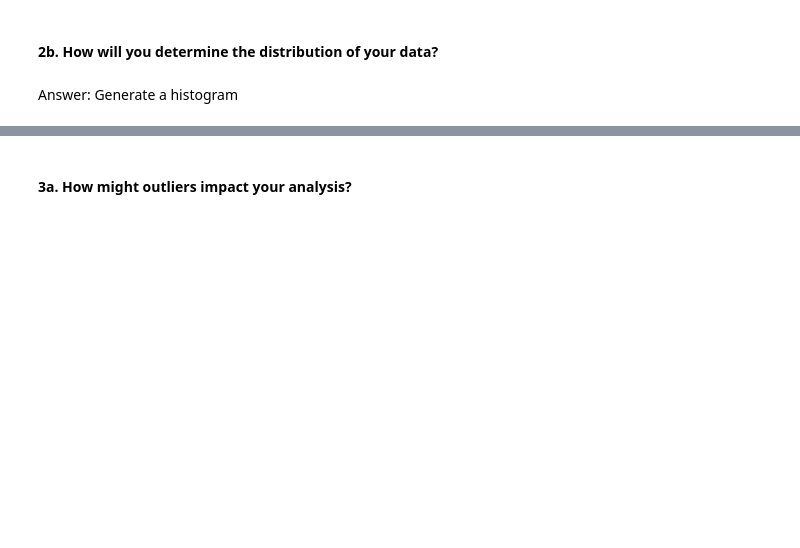
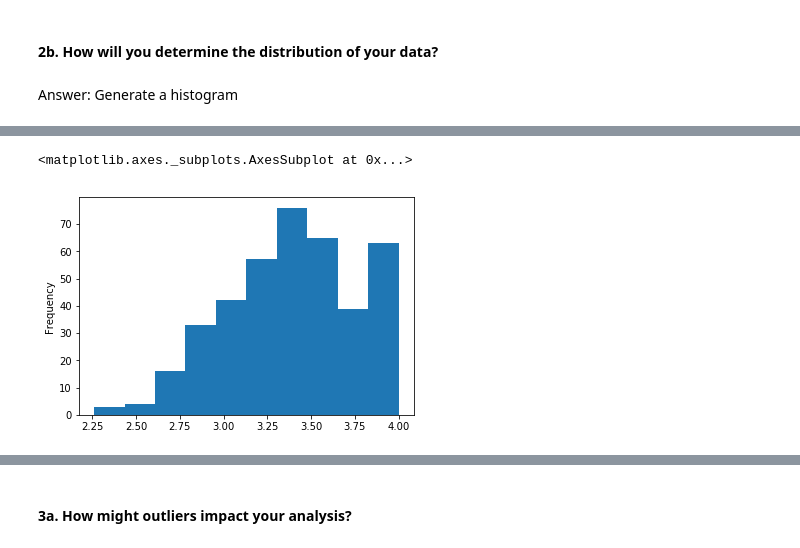
Before and after one commit to CRDZYAU/ga-data-science, a Jupyter notebook: Homework_1/Project1_Charles_Yau.ipynb, the cells around one changed output, grey strips where cells are left out. Drawn from its saved outputs; the diff is of its cells as text; code cells hidden in the pictures; blank space fills up the shorter version.

```diff
--- a/Homework_1/Project1_Charles_Yau.ipynb
+++ b/Homework_1/Project1_Charles_Yau.ipynb
@@ -78,2 +92,2 @@ import numpy as np
 # %%
-df = pd.read_csv()
+df = pd.read_csv('project-1/assets/admissions.csv')
@@ -81,0 +103,2 @@ SyntaxError: invalid syntax (<ipython-input-5-41762f349352>, line 1)
+# %%
+df.columns = ["admit", "gre", "gpa", "prestige"]
@@ -81,0 +121,5 @@ SyntaxError: invalid syntax (<ipython-input-5-41762f349352>, line 1)
+# %%
+df.gpa.plot(kind='hist')
+# %% [output]
+<matplotlib.axes._subplots.AxesSubplot at 0x...>
+[figure, added]
```
Also changed, not shown: parts of 51 cells of this notebook.
